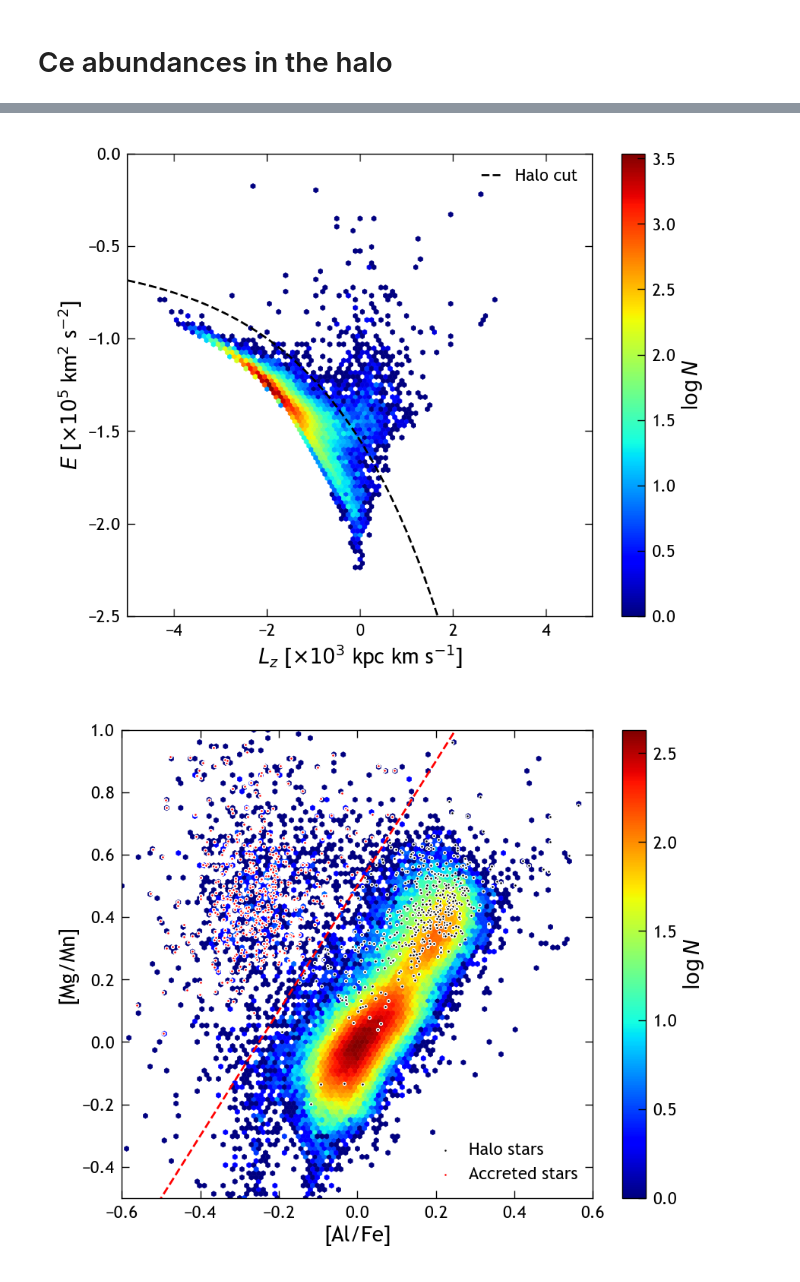
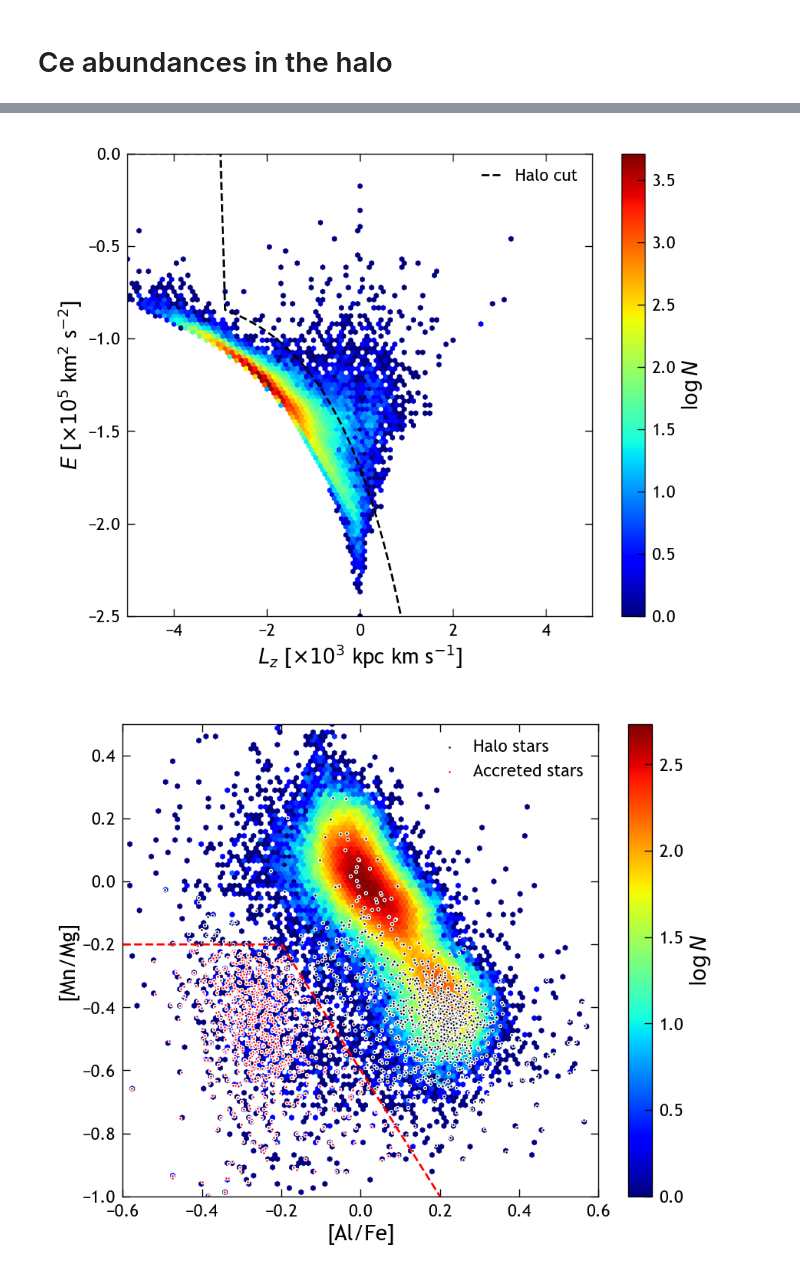
Before and after one commit to lodubay/chemical-clocks, a Jupyter notebook: src/scripts/halo.ipynb, the cells around one changed output, grey strips where cells are left out. Drawn from its saved outputs; the diff is of its cells as text; code cells hidden in the pictures.

Commit message:
minor plot updates

```diff
--- a/src/scripts/halo.ipynb
+++ b/src/scripts/halo.ipynb
@@ -32,14 +32,0 @@ mwm_rgb
-# %%
-# Impose higher S/N, upper limits from Shetrone et al. (2025)
-def ce_upper_limit(teff, snr):
-    return -0.93 + 0.51*(teff/1000) - 1.84*(np.log10(snr)) + 0.174*(np.log10(snr))**2
-
-ce_limits = mwm_rgb[
-    (mwm_rgb['snr'] > 150) &
-    (mwm_rgb['ce_h'] - mwm_rgb['e_ce_h'] < ce_upper_limit(mwm_rgb['teff'], mwm_rgb['snr']))
-].copy()
-
-mwm_rgb = mwm_rgb[
-    (mwm_rgb['snr'] > 150) &
-    (mwm_rgb['ce_h'] - mwm_rgb['e_ce_h'] > ce_upper_limit(mwm_rgb['teff'], mwm_rgb['snr']))
-].copy()
@@ -63,8 +46,7 @@ fig.colorbar(pcm, ax=ax, label=r'$\log N$')
 
 # Arbitrary cut - find a better one in the literature
 def halo_ELz_cut(Lz):
-    # return -0.035*(Lz + 5)**2 - 0.7
-    return -0.55 - np.exp(Lz / 2.5)
+    return np.where(Lz<-3, 0, -0.7 - np.exp(Lz / 1.5))
 
 Lz_arr = np.arange(-5, 5.1, 0.1)
 ax.plot(Lz_arr, halo_ELz_cut(Lz_arr), 'k--', label='Halo cut')
@@ -77,40 +59,40 @@ ax.legend()
 
 plt.show()
 # %% [output]
-[figure, old version]
+[figure, new version]
 # %%
 mwm_halo = mwm_rgb[mwm_rgb['E']/1e5 > halo_ELz_cut(mwm_rgb['Lz']/1e3)]
 mwm_disk = mwm_rgb[mwm_rgb['E']/1e5 < halo_ELz_cut(mwm_rgb['Lz']/1e3)]
 
 fig, ax = plt.subplots(figsize=(5, 4))
 
-kwargs = dict(gridsize=100, cmap='jet', linewidths=0.2, extent=[-0.6, 0.6, -0.5, 1])
+kwargs = dict(gridsize=100, cmap='jet', linewidths=0.2, extent=[-0.6, 0.6, -1, 0.5])
 pcm = ax.hexbin(
-    mwm_rgb['al_fe'], mwm_rgb['mg_mn'],
+    mwm_rgb['al_fe'], mwm_rgb['mn_mg'],
     C=np.ones(mwm_rgb.shape[0]),
     reduce_C_function=logsum,
     **kwargs
 )
 fig.colorbar(pcm, ax=ax, label=r'$\log N$')
 
-ax.scatter(mwm_halo['al_fe'], mwm_halo['mg_mn'], rasterized=True, edgecolors='w', linewidths=0.5, s=2, c='k', label='Halo stars')
+ax.scatter(mwm_halo['al_fe'], mwm_halo['mn_mg'], rasterized=True, edgecolors='w', linewidths=0.5, s=2, c='k', label='Halo stars')
 
 def accreted_boundary(alfe):
-    return 0.5 + 2*alfe
+    return np.where(alfe > -0.2, -0.6-2*alfe, -0.2)
 
 alfe_arr = np.arange(-0.6, 0.5, 0.1)
 ax.plot(alfe_arr, accreted_boundary(alfe_arr), 'r--')
 
-mwm_accreted = mwm_halo[mwm_halo['mg_mn'] > accreted_boundary(mwm_halo['al_fe'])]
-mwm_halo_in_situ = mwm_halo[mwm_halo['mg_mn'] < accreted_boundary(mwm_halo['al_fe'])]
-ax.scatter(mwm_accreted['al_fe'], mwm_accreted['mg_mn'], rasterized=True, edgecolors='w', linewidths=0.5, s=2, c='r', label='Accreted stars')
+mwm_accreted = mwm_halo[mwm_halo['mn_mg'] < accreted_boundary(mwm_halo['al_fe'])]
+mwm_halo_in_situ = mwm_halo[mwm_halo['mn_mg'] > accreted_boundary(mwm_halo['al_fe'])]
+ax.scatter(mwm_accreted['al_fe'], mwm_accreted['mn_mg'], rasterized=True, edgecolors='w', linewidths=0.5, s=2, c='r', label='Accreted stars')
 
 ax.set_xlabel('[Al/Fe]')
-ax.set_ylabel('[Mg/Mn]')
+ax.set_ylabel('[Mn/Mg]')
 ax.set_xlim(kwargs['extent'][:2])
 ax.set_ylim(kwargs['extent'][2:])
 ax.legend()
 
 plt.show()
 # %% [output]
-[figure, old version]
+[figure, new version]
```
Also changed, not shown: parts of 21 cells of this notebook, 2 other files.
